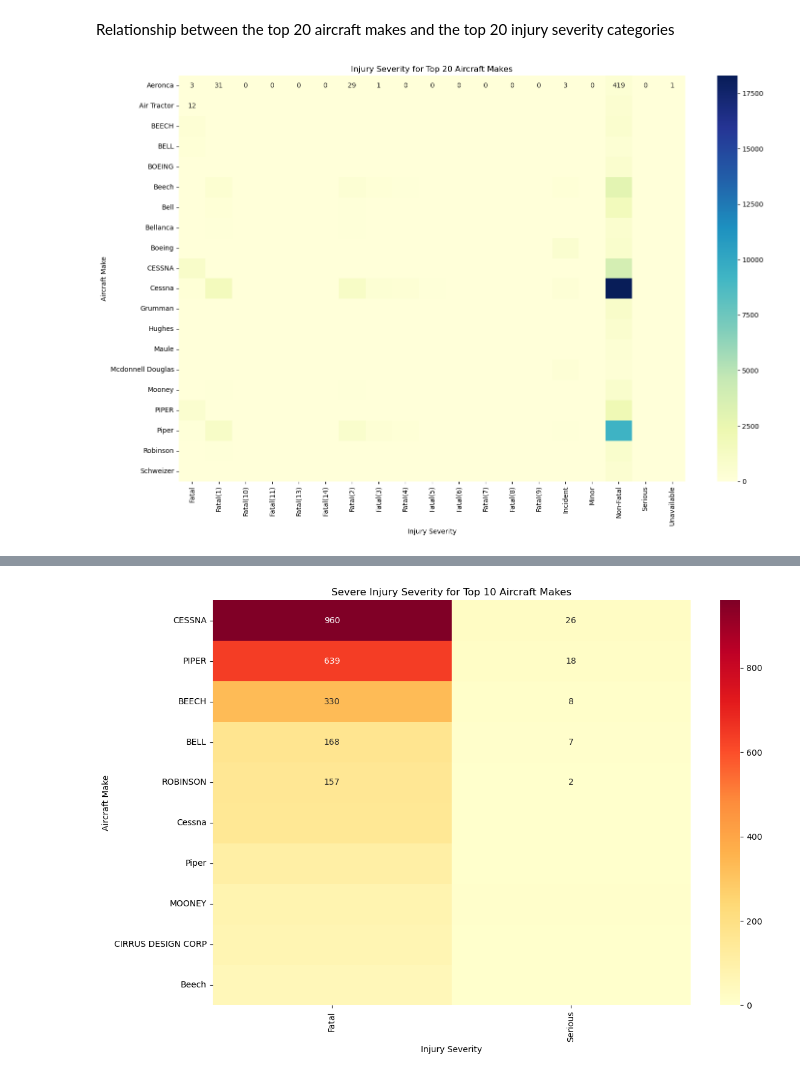
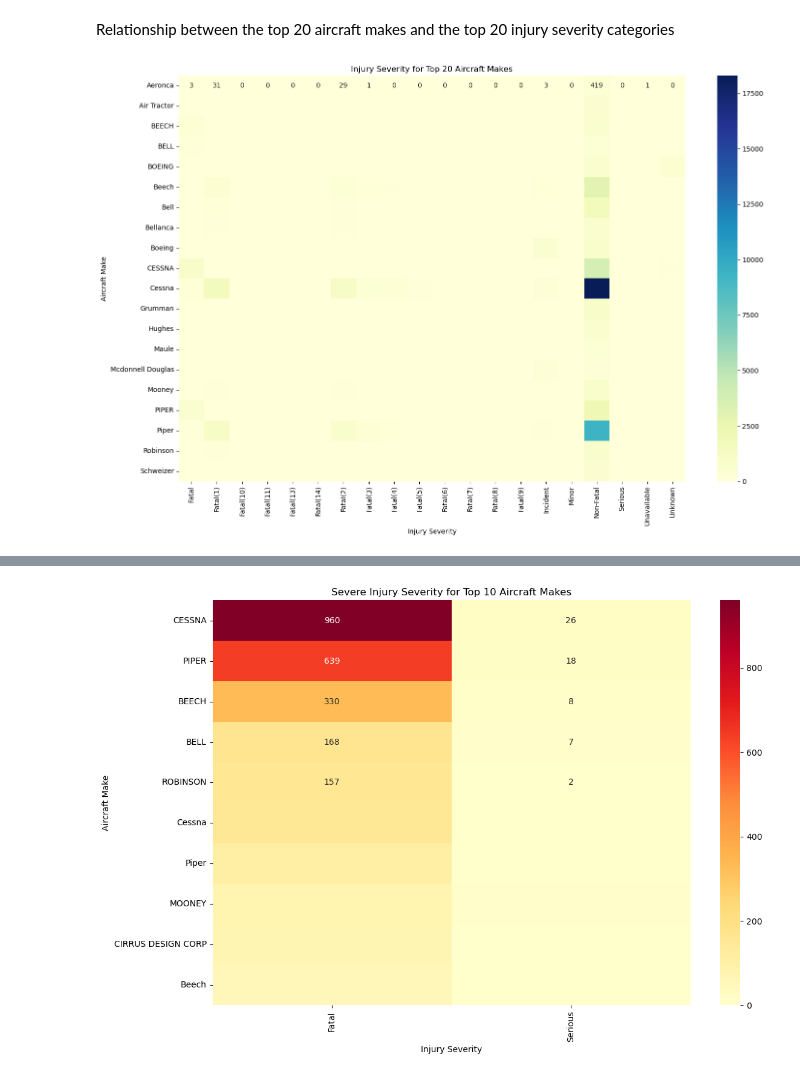
Before and after one commit to WODERA/Phase1-project, a Jupyter notebook: aircraft-analysis.ipynb, the cells around one changed output, grey strips where cells are left out. Saved outputs shown, nothing was run; the diff lists cells and outputs as text; code cells hidden in the pictures.

```diff
--- a/aircraft-analysis.ipynb
+++ b/aircraft-analysis.ipynb
@@ -100,7 +100,7 @@ import matplotlib.pyplot as plt
 #Load the Aviation data AviationData.csv as aviation_df
 # index column event.id will to be used as the first column
 # in order to handle the large data set more efficiently the low memory has been set to False
-aviation_df = pd.read_csv('AviationData.csv', index_col= 0, low_memory= False)
+aviation_df = pd.read_csv('AviationData.csv', index_col=0, low_memory=False, encoding='ISO-8859-1')
 # %% [markdown]
 ## 3. Checking the Data
 # %%
@@ -606,21 +606,21 @@ Relationship between the top 20 aircraft makes and the top 20 injury severity ca
 # %%
 # Identify the top 20 injury severity categories
 top_injury_severity = filtered_aviation_row_df['Injury.Severity'].value_counts().head(20).index
 
 # Filter the DataFrame to include only the top 20 makes and top 20 injury severity categories
-filtered_df = aviation_df[(aviation_df['Make'].isin(top_makes)) & (aviation_df['Injury.Severity'].isin(top_injury_severity))]
+filtered_df = filtered_aviation_row_df[(filtered_aviation_row_df['Make'].isin(top_makes)) & (filtered_aviation_row_df['Injury.Severity'].isin(top_injury_severity))]
 
 # Create a pivot table to count occurrences of each injury severity category for the top 20 makes
 make_injury_counts = filtered_df.pivot_table(index='Make', columns='Injury.Severity', aggfunc='size', fill_value=0)
 
 # Plotting the grouped data
 plt.figure(figsize=(15, 10))
 sns.heatmap(make_injury_counts, annot=True, fmt="d", cmap="YlGnBu")
 plt.title('Injury Severity for Top 20 Aircraft Makes')
 plt.xlabel('Injury Severity')
 plt.ylabel('Aircraft Make')
 plt.xticks(rotation=90)
 plt.tight_layout()
 plt.show()
 # %% [output]
-[figure, old version]
+[figure, new version]
```
Also changed, not shown: parts of 9 cells of this notebook, 2 other files.
